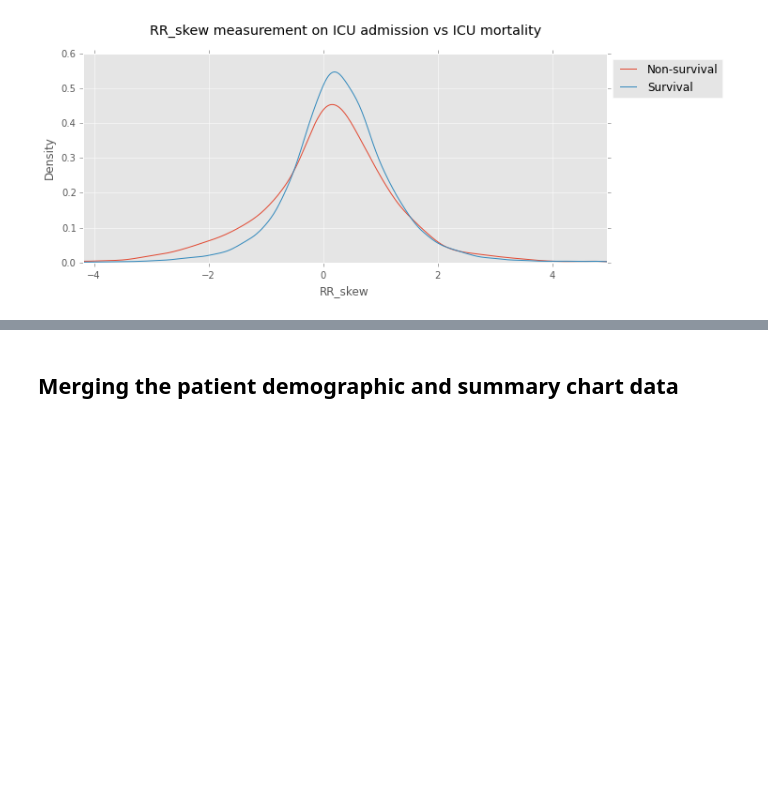
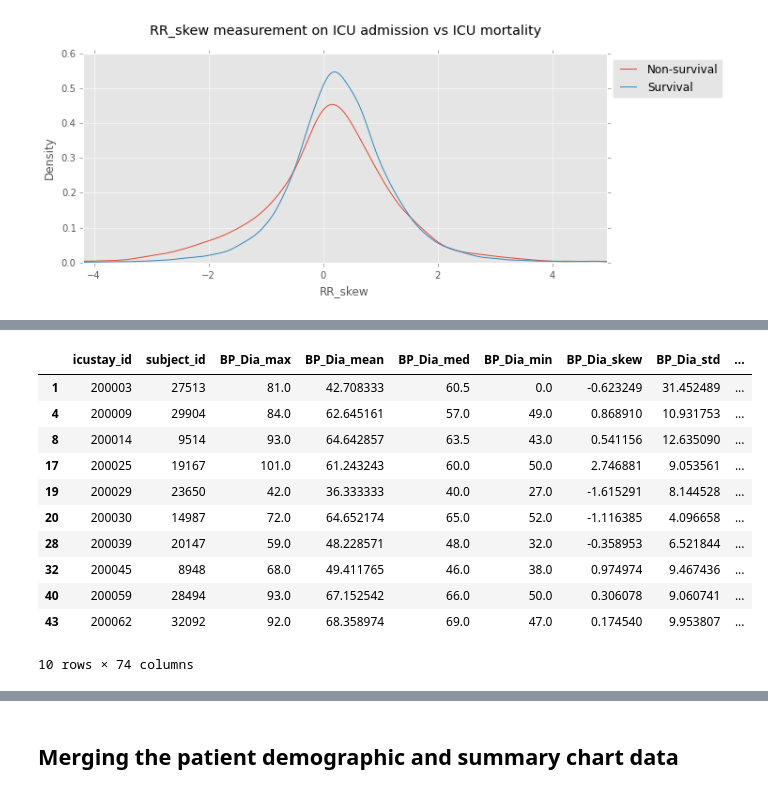
Before and after one commit to RJBeetel3/mimic3_analysis, a Jupyter notebook: CHARTEVENTS_FIRST24.ipynb, the cells around one changed output, grey strips where cells are left out. Drawn from its saved outputs; the diff is of its cells as text; code cells hidden in the pictures; blank space fills up the shorter version.

```diff
--- a/CHARTEVENTS_FIRST24.ipynb
+++ b/CHARTEVENTS_FIRST24.ipynb
@@ -732 +833,28 @@ data3.set_index(['icustay_id'], inplace = True)
+# %%
+data3.set_index(['icustay_id'], inplace = True)
+data4.set_index(['icustay_id'], inplace = True)
+data4.drop('subject_id')
+
+# ADD CODE TO LABEL LAB VS CHART CHART TIME
+data3 = data3.merge(data4, left_index = True, right_index = True,
+                       how = 'left', sort = True, suffixes = ('_chart', '_lab'))
+
+data3['icustay_id'] = data3.index
+cols = list(data3.columns)
+cols.sort()
+cols.insert(0, cols.pop(cols.index('icustay_id')))
+cols.insert(1, cols.pop(cols.index('subject_id')))
+cols.insert(2, cols.pop(cols.index('Height')))
+cols.insert(3, cols.pop(cols.index('Weight')))
+cols.insert(4, cols.pop(cols.index('charttime_x')))
+cols.insert(5, cols.pop(cols.index('charttime_y')))
+cols.insert(6, cols.pop(cols.index('intime_x')))
+cols.insert(7, cols.pop(cols.index('intime_y')))
+cols.insert(8, cols.pop(cols.index('outtime_x')))
+cols.insert(9, cols.pop(cols.index('outtime_y')))
+
+data3 = data3[cols]
+data3.set_index(np.arange(data3.shape[0]), inplace = True)
+
+data3.head()
 # %%
@@ -734,13 +879,0 @@ data3.head()
-# %%
-data3 = data3.merge(CO_df, left_index = True, right_index = True, how='left', sort = True)
-data3 = data3.merge(WBC_df, left_index = True, right_index = True, how='left', sort = True)
-data3 = data3.merge(RR_df, left_index = True, right_index = True, how='left', sort = True)
-data3 = data3.merge(MAP_df, left_index = True, right_index = True, how='left', sort = True)
-data3 = data3.merge(HR_df, left_index = True, right_index = True, how='left', sort = True)
-#data3 = data3.merge(HR2_df, left_index = True, right_index = True, how='left', sort = True)
-data3 = data3.merge(CVP_med_df, left_index = True, right_index = True, how='left', sort = True)
-data3 = data3.merge(CVP_min_df, left_index = True, right_index = True, how='left', sort = True)
-data3 = data3.merge(pH_df, left_index = True, right_index = True, how='left', sort = True)
-data3 = data3.merge(LAC_mean_df, left_index = True, right_index = True, how='left', sort = True)
-data3 = data3.merge(LAC_min_df, left_index = True, right_index = True, how='left', sort = True)
-data3.head()
@@ -746,0 +883,3 @@ data3.head()
+# %%
+data4 = data3.dropna(thresh = 57)
+data5 = data3.dropna(subset = ['BP_Dia_max'])
@@ -746,0 +907,15 @@ data3.head()
+# %%
+data5.dropna(thresh = 50).head(10)
+# %% [output]
+|  | icustay_id | subject_id | BP_Dia_max | BP_Dia_mean | BP_Dia_med | BP_Dia_min | BP_Dia_skew | BP_Dia_std | ... |
+| 1 | 200003 | 27513 | 81.0 | 42.708333 | 60.5 | 0.0 | -0.623249 | 31.452489 | ... |
+| 4 | 200009 | 29904 | 84.0 | 62.645161 | 57.0 | 49.0 | 0.868910 | 10.931753 | ... |
+| 8 | 200014 | 9514 | 93.0 | 64.642857 | 63.5 | 43.0 | 0.541156 | 12.635090 | ... |
+| 17 | 200025 | 19167 | 101.0 | 61.243243 | 60.0 | 50.0 | 2.746881 | 9.053561 | ... |
+| 19 | 200029 | 23650 | 42.0 | 36.333333 | 40.0 | 27.0 | -1.615291 | 8.144528 | ... |
+| 20 | 200030 | 14987 | 72.0 | 64.652174 | 65.0 | 52.0 | -1.116385 | 4.096658 | ... |
+| 28 | 200039 | 20147 | 59.0 | 48.228571 | 48.0 | 32.0 | -0.358953 | 6.521844 | ... |
+| 32 | 200045 | 8948 | 68.0 | 49.411765 | 46.0 | 38.0 | 0.974974 | 9.467436 | ... |
+| 40 | 200059 | 28494 | 93.0 | 67.152542 | 66.0 | 50.0 | 0.306078 | 9.060741 | ... |
+| 43 | 200062 | 32092 | 92.0 | 68.358974 | 69.0 | 47.0 | 0.174540 | 9.953807 | ... |
+10 rows × 74 columns
```
Also changed, not shown: parts of 27 cells of this notebook, 1 other file.
